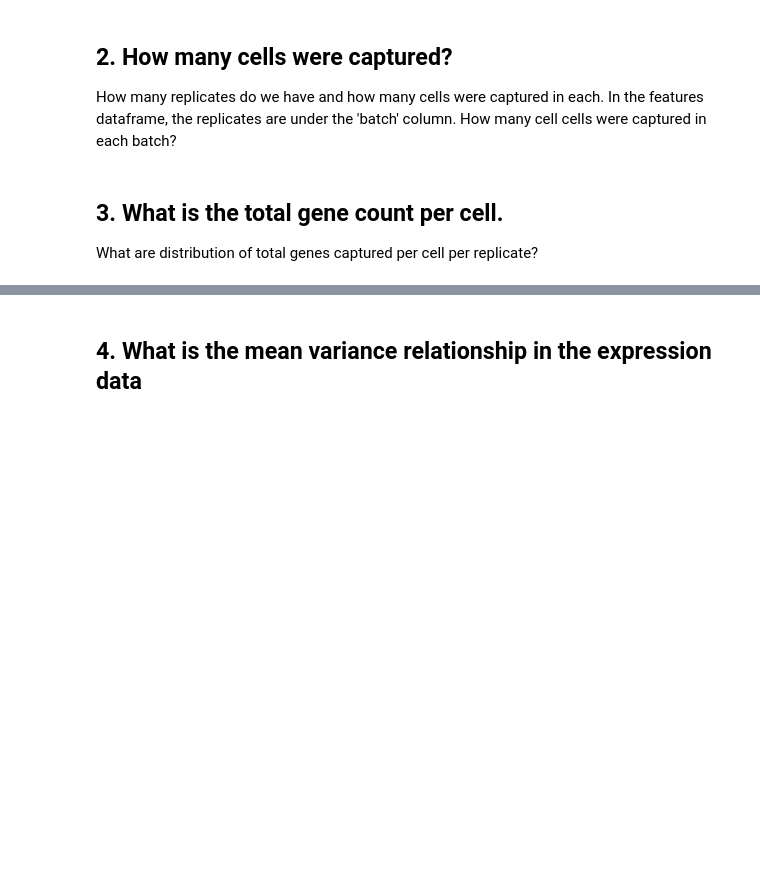
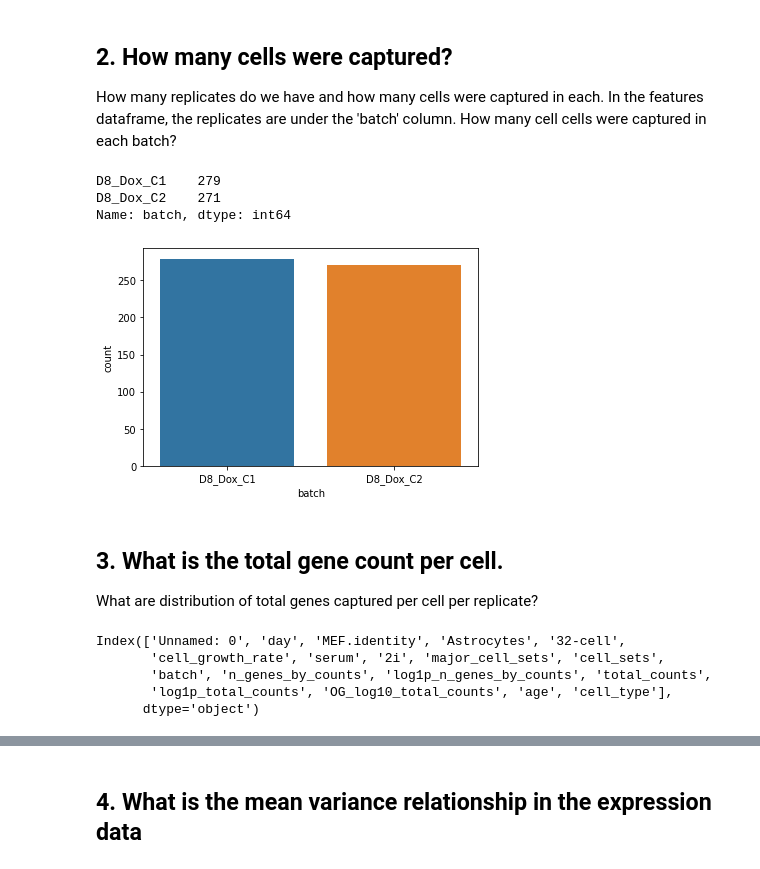
Before and after one commit to herrinca/Python_Intro_Workshop, a Jupyter notebook: 8_Single-Cell_data.ipynb, the cells around one changed output, grey strips where cells are left out. Drawn from its saved outputs; the diff is of its cells as text; code cells hidden in the pictures; blank space fills up the shorter version.

```diff
--- a/8_Single-Cell_data.ipynb
+++ b/8_Single-Cell_data.ipynb
@@ -18,3 +18,7 @@ The features file contains the cell meta data and the exp file contains the expr
 Check the data format and what data it contains
 # %%
 # which modules do we need to read in a csv
+import pandas as pd
+
+feat_df = pd.read_csv('./data/mouse_reprogramming_cell_features.csv', index_col=1, header=2)
+feat_df.head()
@@ -21,6 +43,26 @@ Check the data format and what data it contains
 # %% [markdown]
 ## 2. How many cells were captured?
 How many replicates do we have and how many cells were captured in each. In the features dataframe, the replicates are under the 'batch' column. How many cell cells were captured in each batch?
+# %%
+feat_df['batch'].value_counts()
+# %% [output]
+D8_Dox_C1    279
+D8_Dox_C2    271
+Name: batch, dtype: int64
+# %%
+import seaborn as sns
+
+sns.countplot( data=feat_df, x='batch');
+# %% [output]
+[figure, added]
 # %% [markdown]
 ## 3. What is the total gene count per cell.
 What are distribution of total genes captured per cell per replicate?
+# %%
+feat_df.columns
+# %% [output]
+Index(['Unnamed: 0', 'day', 'MEF.identity', 'Astrocytes', '32-cell',
+       'cell_growth_rate', 'serum', '2i', 'major_cell_sets', 'cell_sets',
+       'batch', 'n_genes_by_counts', 'log1p_n_genes_by_counts', 'total_counts',
+       'log1p_total_counts', 'OG_log10_total_counts', 'age', 'cell_type'],
+      dtype='object')
```
Also changed, not shown: parts of 11 cells of this notebook, 11 other files.
